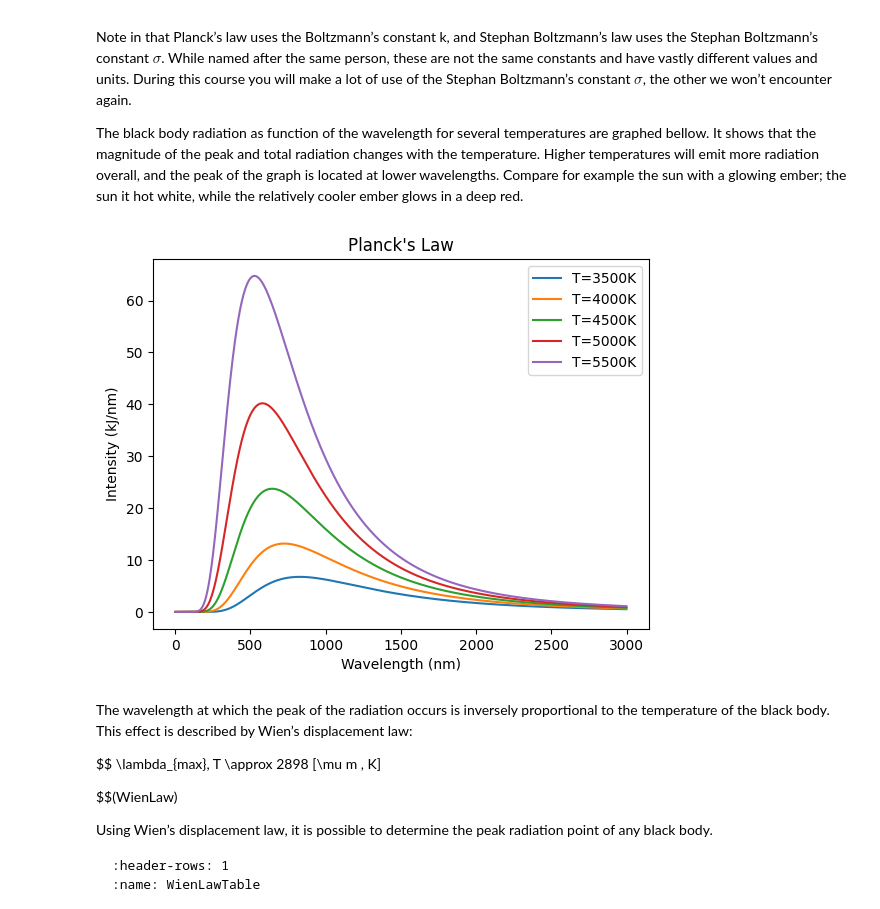
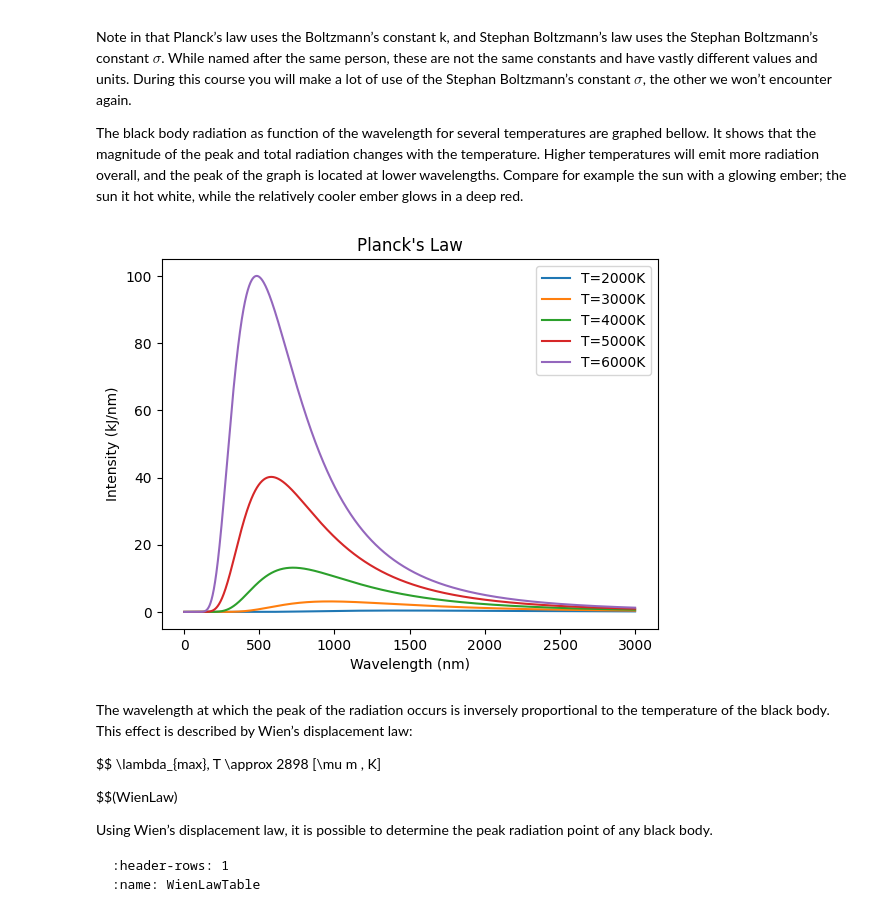
Before and after one commit to LiseNouri/Thermal, a Jupyter notebook: ThermalBook/_build/jupyter_execute/Unit3.ipynb, the cells around one changed output. Cells and saved outputs as stored; diff of their text form; code cells hidden in the pictures.

```diff
--- a/ThermalBook/_build/jupyter_execute/Unit3.ipynb
+++ b/ThermalBook/_build/jupyter_execute/Unit3.ipynb
@@ -40,35 +40,35 @@ from matplotlib import pyplot as plt
 import numpy as np
 import warnings
 
 h = 6.62607015e-34
 c = 2.99792458e+8
 k = 1.380649e-23
 pi = np.pi
 
 warnings.filterwarnings('ignore')
 
 
 def planck(wav, T):
     a = 2.0*pi*h*c**2
     b = h*c/(wav*k*T)
     intensity = a/((wav**5)*(np.exp(b)-1.0))
     return intensity
 
 wavelengths = np.arange(1e-9, 3e-6, 1e-9)
 
-temperatures = [3500, 4000, 4500, 5000, 5500]
+temperatures = [2000, 3000, 4000, 5000, 6000]
 
 for T in temperatures:
     intensity = planck(wavelengths, T)
     plt.plot(wavelengths*1e9, intensity*1e-12, label=f"T={T}K")
 
 plt.xlabel("Wavelength (nm)")
 plt.ylabel("Intensity (kJ/nm)")
 plt.title("Planck's Law")
 plt.legend()
 plt.show()
 # %% [output]
-[figure, old version]
+[figure, new version]
 # %% [markdown]
 The wavelength at which the peak of the radiation occurs is inversely proportional to the temperature of the black body.
 This effect is described by Wien’s displacement law:
```
Also changed, not shown: 22 other files.
